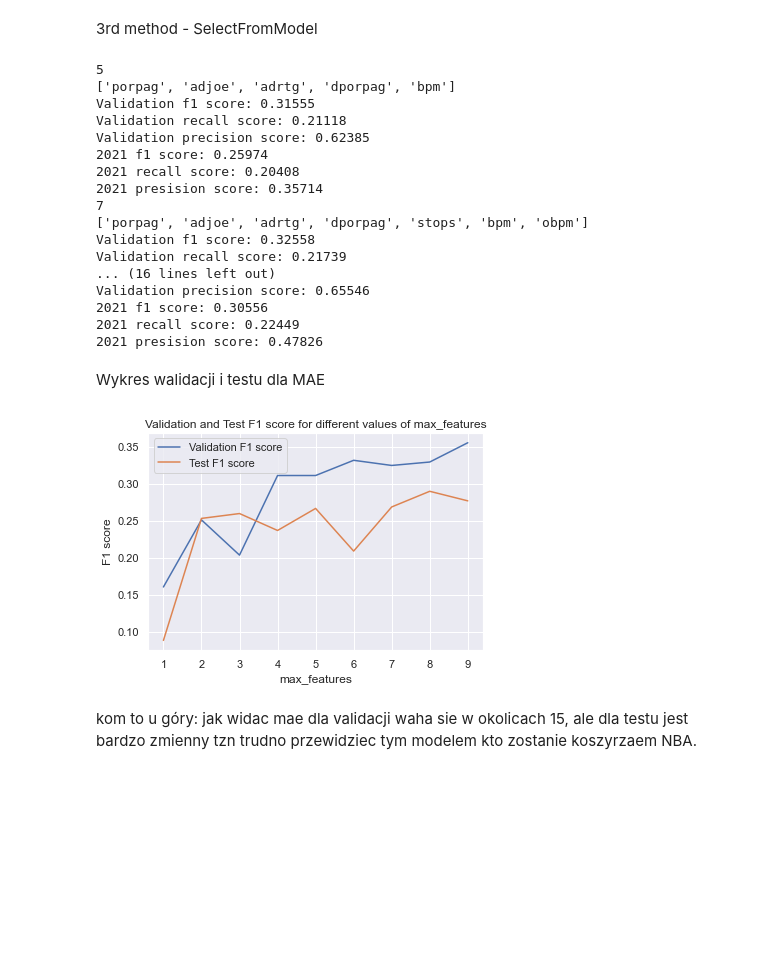
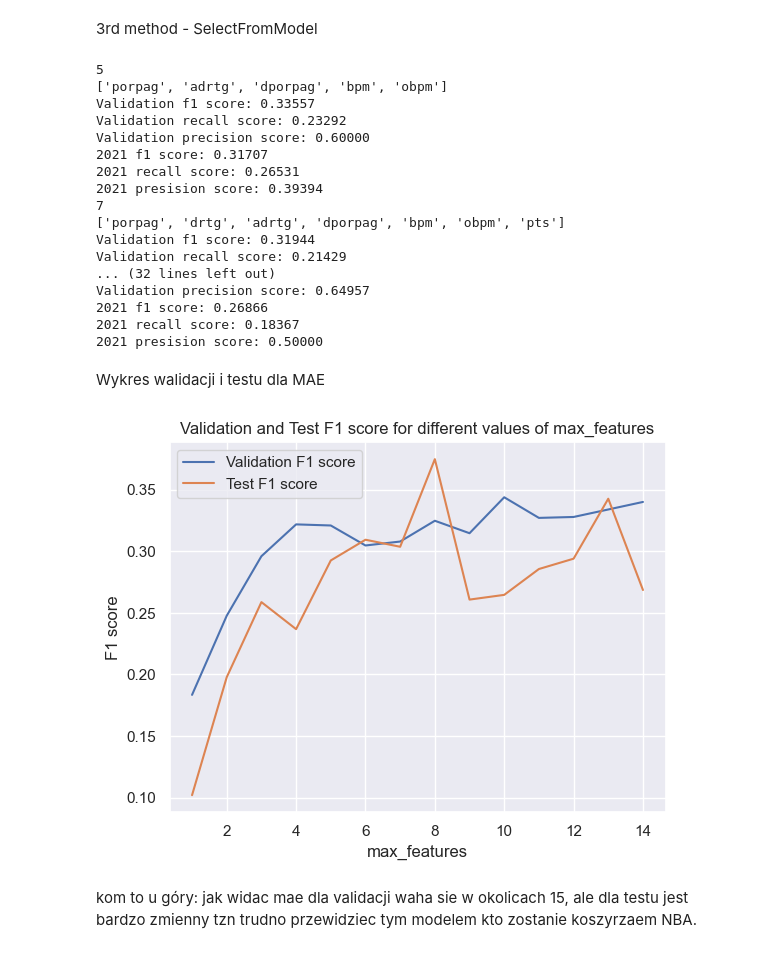
Before and after one commit to rakjuliaoczy/dr, a Jupyter notebook: random_forest.ipynb, the cells around one changed output. Cells and saved outputs as stored; diff of their text form; code cells hidden in the pictures; blank space fills up the shorter version.

```diff
--- a/random_forest.ipynb
+++ b/random_forest.ipynb
@@ -53,3 +56,11 @@ total_ball_data = total_ball_data._get_numeric_data()
+# %%
+corr = total_ball_data.corr()
+high_corr = corr[(corr >= 0.95) & (corr < 1)]
+#w sumie 19 zmiennych powyzej 0.95 jest skorelowanych
+columns_to_remove = high_corr.columns[high_corr.any()]
+# Drop the columns from the DataFrame
+#print(columns_to_remove)
+total_ball_data = total_ball_data.drop(columns_to_remove, axis=1)
 # %% [markdown]
 Na danych do 2020 roku włącznie uczę model. Na danych z 2021 dokonam weryfikacji modelu.
 # %%
@@ -95,7 +106,21 @@ colnames=list(X)
 # Split into validation and training data
 train_X, val_X, train_y, val_y = train_test_split(X, y, random_state=1)
 # %%
+rfc = RandomForestClassifier(n_estimators=100, random_state=42)
 model = BalancedRandomForestClassifier(n_estimators=100, random_state=42)
+rfc.fit(train_X, train_y)
+
+# Make predictions on validation data
+val_preds = rfc.predict(val_X)
+
+# Calculate F1 score on validation data
+val_f1 = f1_score(val_y, val_preds)
+recall = recall_score(val_y, val_preds)
+precision = precision_score(val_y, val_preds)
+# Print validation F1 score
+print("Validation F1 score unbalanced: {:.2f}".format(val_f1))
+print("Validation recall score unbalanced: {:,.5f}".format(recall))
+print("Validation presision score unbalanced: {:,.5f}\n".format(precision))
 
 model.fit(train_X, train_y)
 
@@ -186,7 +217,7 @@ Text(0.5, 1.0, 'Scoring for different class weights')
 # %% [markdown]
 Nowy model dla nowych wag
 # %%
-model = RandomForestClassifier(class_weight={0: 0.78, 1: 0.22})
+model = RandomForestClassifier(class_weight={0: 0.9, 1: 0.10})
 # Fit the model with the specified class weights
 model.fit(train_X, train_y)
 y_pred = model.predict(val_X)
@@ -372,7 +403,7 @@ plot_feature_importance(model, train_X)
 # %%
 #y = ball_data.pick
 #model = RandomForestClassifier(n_estimators = 100)
-for i in [5,7,9,11]:
+for i in [5,7,9,11,13,15]:
 
     sel = SelectFromModel(model, max_features=i)
     sel.fit(train_X, train_y)
@@ -426,60 +457,60 @@ for i in [5,7,9,11]:
     #output
 # %% [output]
 5
-['porpag', 'adjoe', 'adrtg', 'dporpag', 'bpm']
-Validation f1 score: 0.31555
-Validation recall score: 0.21118
-Validation precision score: 0.62385
-2021 f1 score: 0.25974
-2021 recall score: 0.20408
-2021 presision score: 0.35714
+['porpag', 'adrtg', 'dporpag', 'bpm', 'obpm']
+Validation f1 score: 0.33557
+Validation recall score: 0.23292
+Validation precision score: 0.60000
+2021 f1 score: 0.31707
+2021 recall score: 0.26531
+2021 presision score: 0.39394
 7
-['porpag', 'adjoe', 'adrtg', 'dporpag', 'stops', 'bpm', 'obpm']
-Validation f1 score: 0.32558
-Validation recall score: 0.21739
-... (16 lines left out)
-Validation precision score: 0.65546
-2021 f1 score: 0.30556
-2021 recall score: 0.22449
-2021 presision score: 0.47826
+['porpag', 'drtg', 'adrtg', 'dporpag', 'bpm', 'obpm', 'pts']
+Validation f1 score: 0.31944
+Validation recall score: 0.21429
+... (32 lines left out)
+Validation precision score: 0.64957
+2021 f1 score: 0.26866
+2021 recall score: 0.18367
+2021 presision score: 0.50000
 # %% [markdown]
 Wykres walidacji i testu dla MAE
 # %%
-max_features_values = range(1,10)
+max_features_values = range(1,15)
 val_f1_values = []
 test_f1_values = []
 
 for i in max_features_values:
     sel = SelectFromModel(model, max_features=i)
     sel.fit(train_X, train_y)
     filter1 = sel.get_support()
     selected_feat= train_X.columns[(filter1)]
     train_XX = train_X[list(selected_feat)]
     val_XX = val_X[list(selected_feat)]
     #XX = ball_data[list(selected_feat)]
     #train_XX, val_XX, train_y, val_y = train_test_split(XX, y, random_state=1)
     #print(train_XX, 'trainXX')
     #print(train_y, 'train_y')
     #ball_model = DecisionTreeRegressor(max_leaf_nodes=100, splitter='random', random_state=1, max_features='auto')
     model.fit(train_XX, train_y)
     y_pred = model.predict(val_XX)
     f1 = f1_score(val_y, y_pred)
     val_f1_values.append(f1)
     # Test data, using 2021
     test_X_2021 = ball_data_2021[list(selected_feat)]
     test_preds_2021 = model.predict(test_X_2021)
     test_f1_2021 = f1_score(ball_data_2021.pick, test_preds_2021)
     test_f1_values.append(test_f1_2021)
 
 plt.plot(max_features_values, val_f1_values, label='Validation F1 score')
 plt.plot(max_features_values, test_f1_values, label='Test F1 score')
 plt.legend()
 plt.xlabel('max_features')
 plt.ylabel('F1 score')
 plt.title('Validation and Test F1 score for different values of max_features')
 plt.show()
 # %% [output]
-[figure, old version]
+[figure, new version]
 # %% [markdown]
 kom to u góry: jak widac mae dla validacji waha sie w okolicach 15, ale dla testu jest bardzo zmienny tzn trudno przewidziec tym modelem kto zostanie koszyrzaem NBA.
 # %% [markdown]
```
Also changed, not shown: parts of 12 cells of this notebook, 2 other files.
